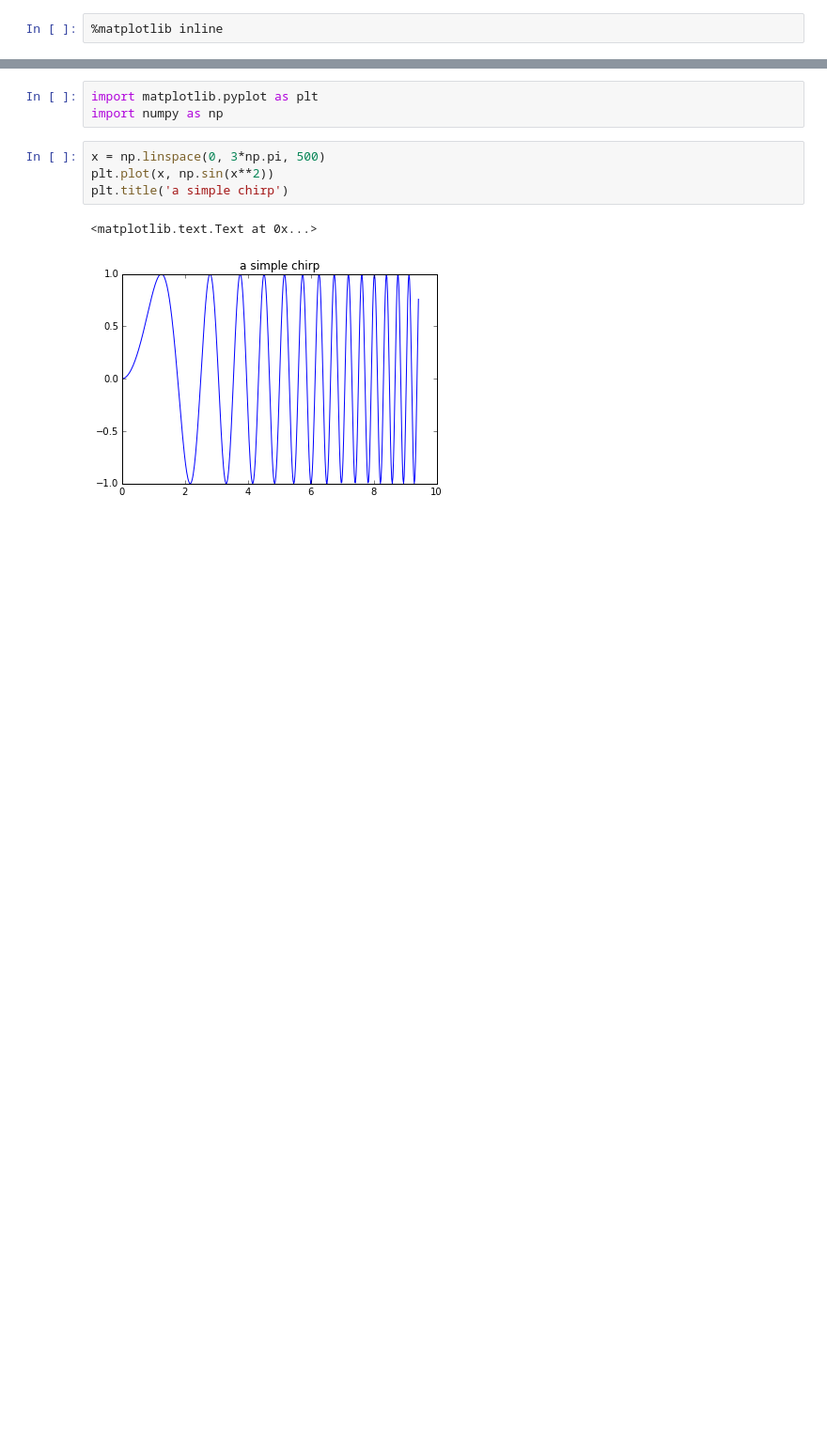
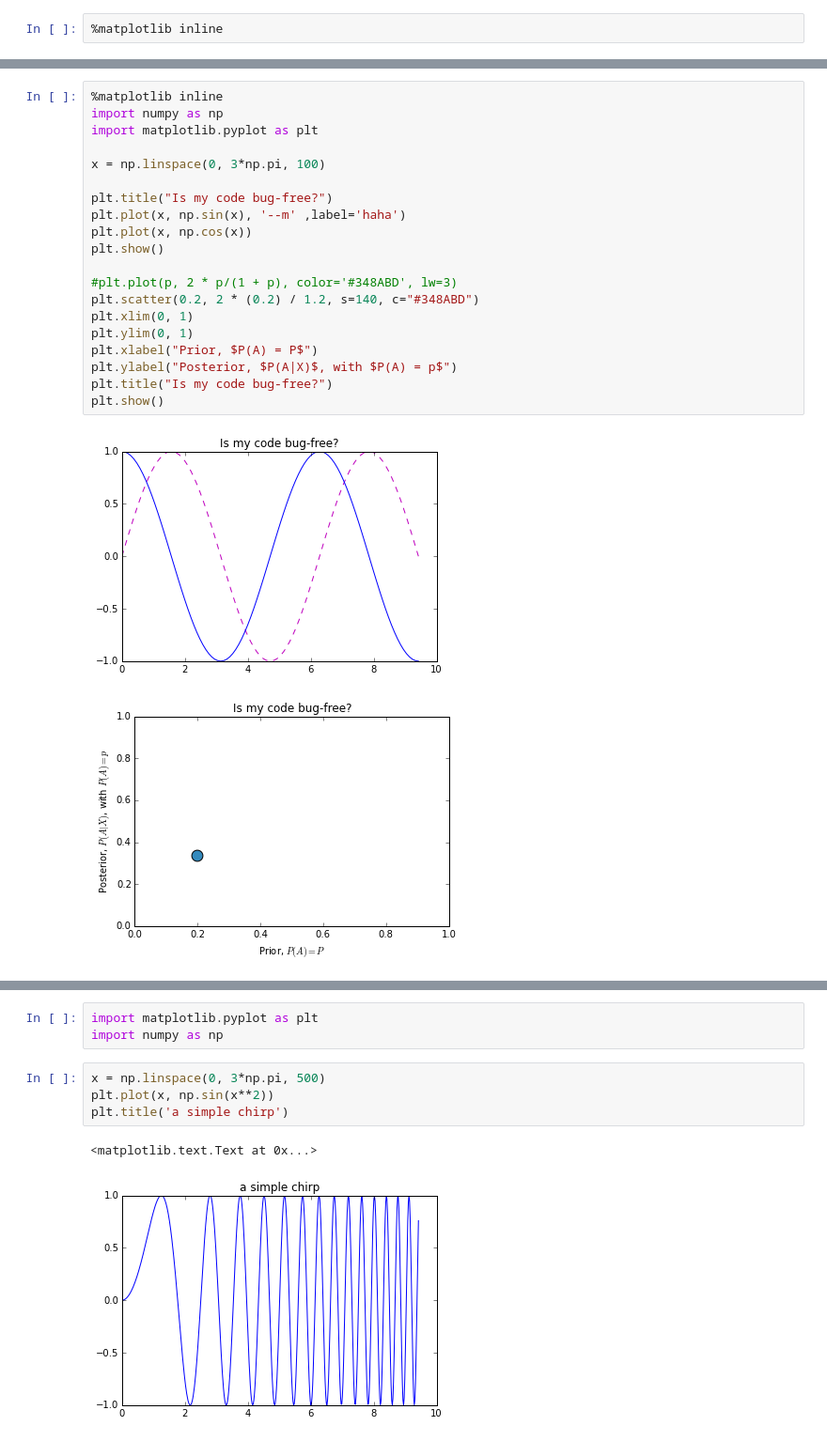
Before and after one commit to zhaoyul/ipythonNote, a Jupyter notebook: tutorials.ipynb, the cells around one changed output, grey strips where cells are left out. Shown: that part at 94% size. Saved outputs shown, nothing was run; the diff lists cells and outputs as text; blank space fills up the shorter version.

```diff
--- a/tutorials.ipynb
+++ b/tutorials.ipynb
@@ -2,0 +23,23 @@
+# %%
+%matplotlib inline
+import numpy as np
+import matplotlib.pyplot as plt
+
+x = np.linspace(0, 3*np.pi, 100)
+
+plt.title("Is my code bug-free?")
+plt.plot(x, np.sin(x), '--m' ,label='haha')
+plt.plot(x, np.cos(x))
+plt.show()
+
+#plt.plot(p, 2 * p/(1 + p), color='#348ABD', lw=3)
+plt.scatter(0.2, 2 * (0.2) / 1.2, s=140, c="#348ABD")
+plt.xlim(0, 1)
+plt.ylim(0, 1)
+plt.xlabel("Prior, $P(A) = P$")
+plt.ylabel("Posterior, $P(A|X)$, with $P(A) = p$")
+plt.title("Is my code bug-free?")
+plt.show()
+# %% [output]
+[figure, added]
+[figure, added]
```
Also changed, not shown: parts of 9 cells of this notebook, 3 other files.
